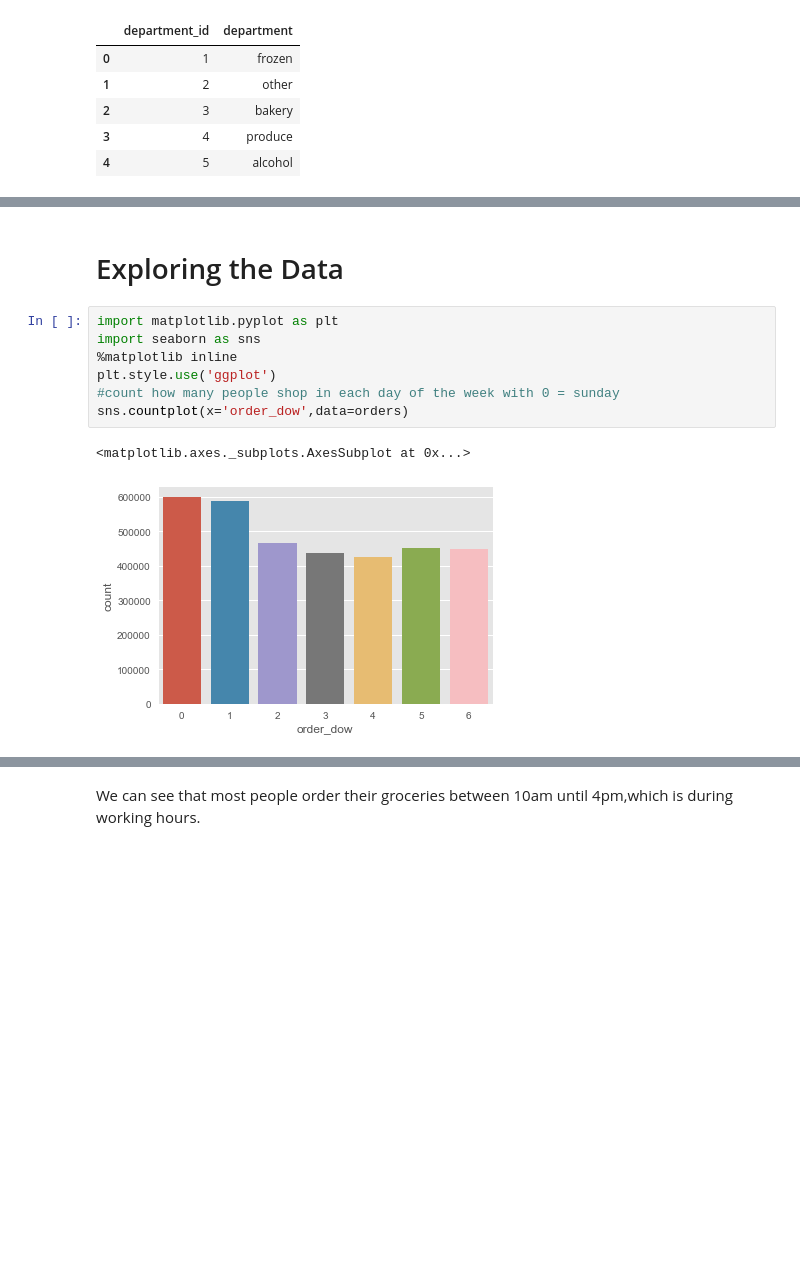
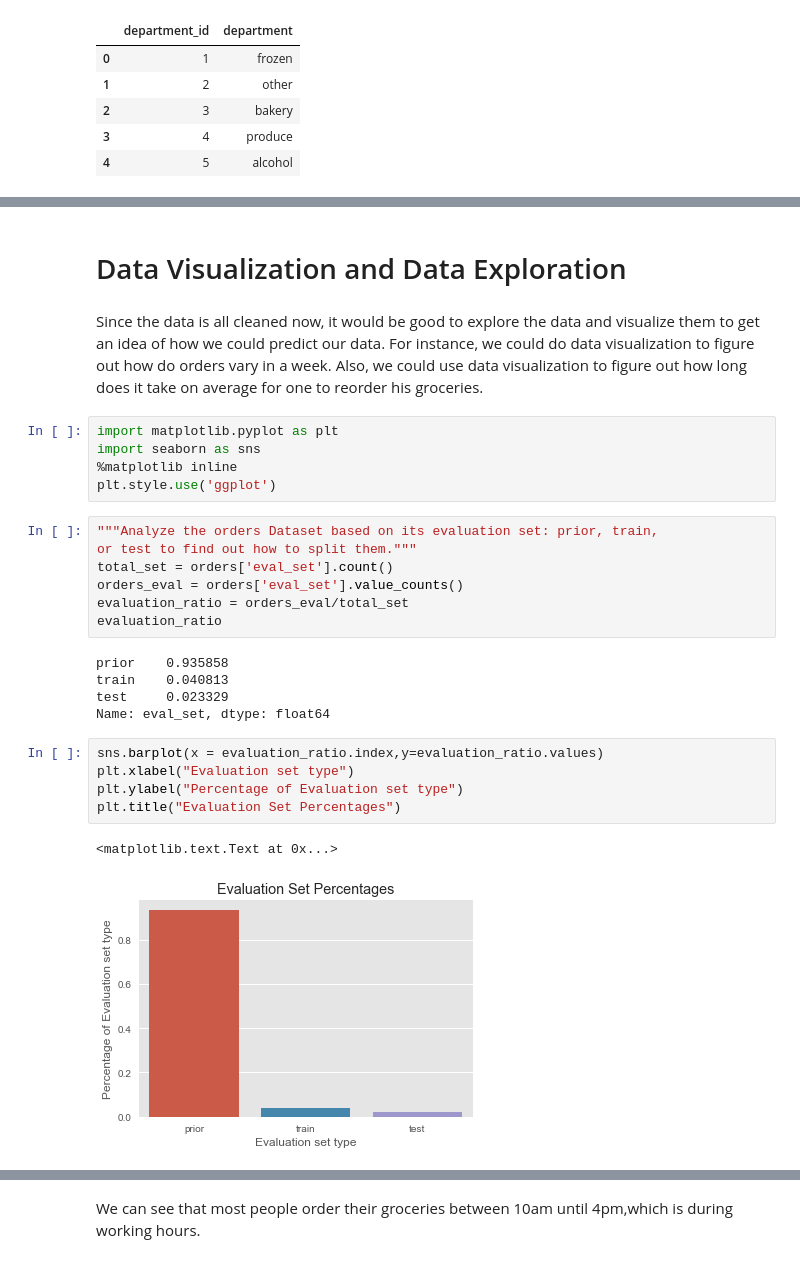
Before and after one commit to nt2462/Capstone1---Instacart, a Jupyter notebook: Instacart project - Data Wrangling + Visualization.ipynb, the cells around one changed output, grey strips where cells are left out. Cells and saved outputs as stored; diff of their text form; blank space fills up the shorter version.

```diff
--- a/Instacart project - Data Wrangling + Visualization.ipynb
+++ b/Instacart project - Data Wrangling + Visualization.ipynb
@@ -103,12 +210,29 @@ Overall the data is pretty clean and there are no outliers or missing values. Th
-# %% [markdown]
-# Exploring the Data
+# %% [markdown]
+# Data Visualization and Data Exploration
+# %% [markdown]
+Since the data is all cleaned now, it would be good to explore the data and visualize them to get an idea of how we could predict our data. For instance, we could do data visualization to figure out how do orders vary in a week. Also, we could use data visualization to figure out how long does it take on average for one to reorder his groceries.
 # %%
 import matplotlib.pyplot as plt
 import seaborn as sns
 %matplotlib inline
 plt.style.use('ggplot')
-#count how many people shop in each day of the week with 0 = sunday
-sns.countplot(x='order_dow',data=orders)
-# %% [output]
-<matplotlib.axes._subplots.AxesSubplot at 0x...>
-[figure, removed]
+# %%
+"""Analyze the orders Dataset based on its evaluation set: prior, train,
+or test to find out how to split them."""
+total_set = orders['eval_set'].count()
+orders_eval = orders['eval_set'].value_counts()
+evaluation_ratio = orders_eval/total_set
+evaluation_ratio
+# %% [output]
+prior    0.935858
+train    0.040813
+test     0.023329
+Name: eval_set, dtype: float64
+# %%
+sns.barplot(x = evaluation_ratio.index,y=evaluation_ratio.values)
+plt.xlabel("Evaluation set type")
+plt.ylabel("Percentage of Evaluation set type")
+plt.title("Evaluation Set Percentages")
+# %% [output]
+<matplotlib.text.Text at 0x...>
+[figure, added]
```
Also changed, not shown: parts of 69 cells of this notebook.
